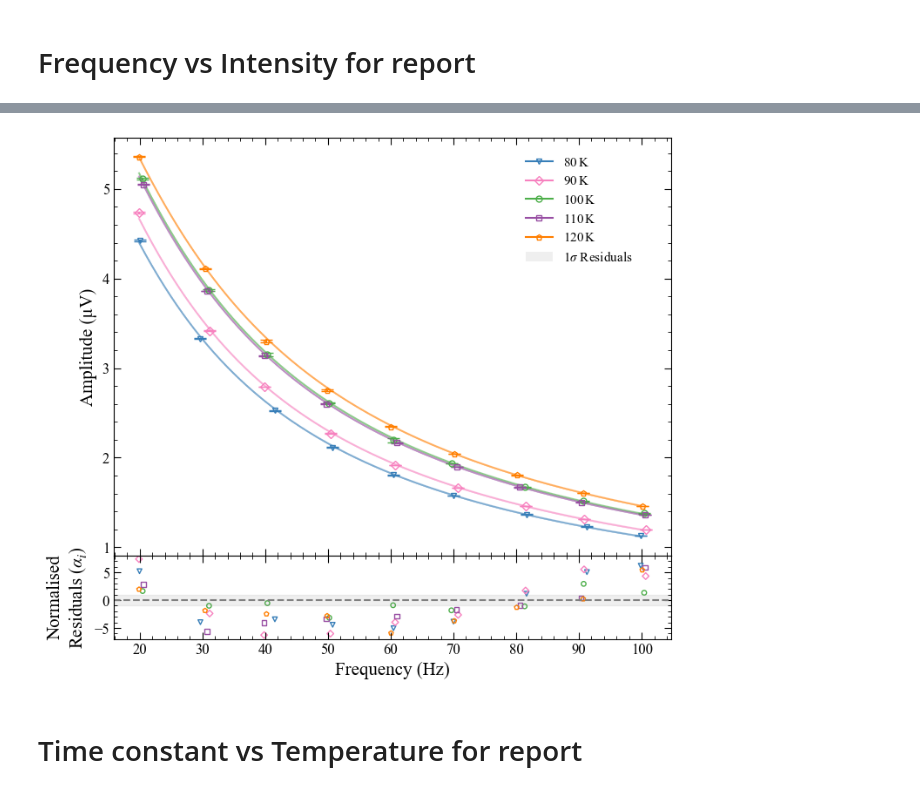
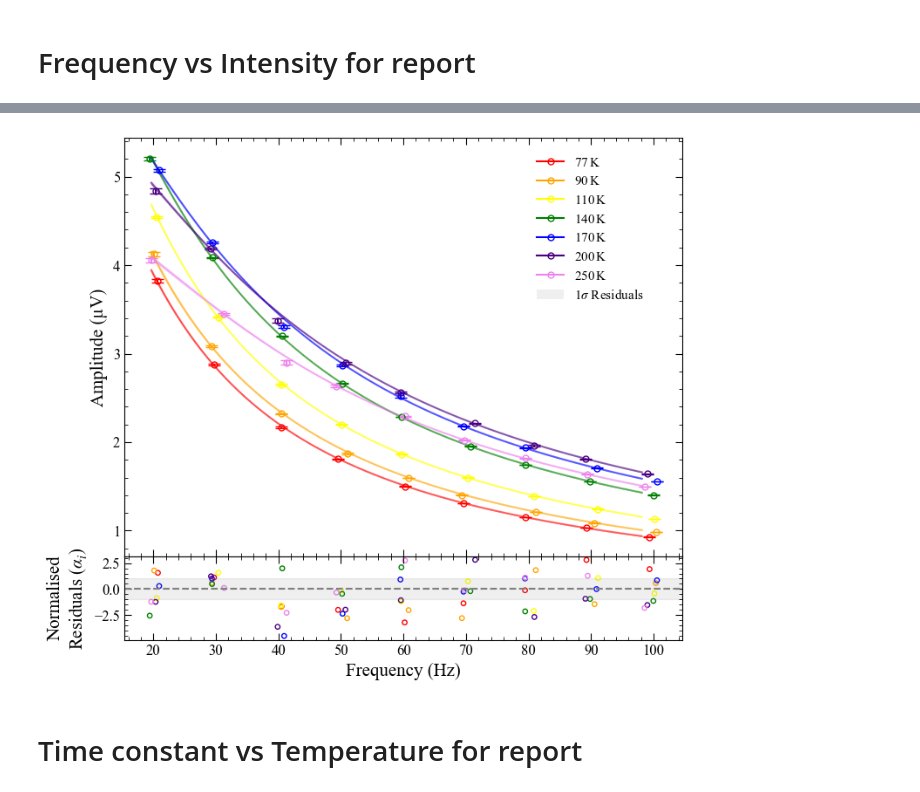
Before and after one commit to Sebastian426/Advanced-Lab-Code, a Jupyter notebook: Einstein_Coefficients/Amplitude_Runs_Correct.ipynb, the cells around one changed output, grey strips where cells are left out. Drawn from its saved outputs; the diff is of its cells as text; code cells hidden in the pictures.

```diff
--- a/Einstein_Coefficients/Amplitude_Runs_Correct.ipynb
+++ b/Einstein_Coefficients/Amplitude_Runs_Correct.ipynb
@@ -310,6 +411,11 @@ from matplotlib.patches import Patch
 laptop_savepath_FreqInt = r"C:\Users\sebas\Documents\Durham Work\Year 3\Advanced Lab\Report Figures\Freq_Int_plot.png"
 
 scale_factor = 1000
+
+temperature_list = temperature_list4
+colours = colours4
+markers = markers4
+legend_elements = legend_elements4
 
 fig = plt.figure(1)
 
@@ -325,51 +431,6 @@ for temp, colour,marker in zip(temperature_list,colours,markers):
     ax_main.errorbar(results[temp]["freq"], results[temp]['int']*scale_factor, yerr = results[temp]['int_err']*scale_factor, linestyle = "none", capsize = 5, markersize = 5, color = colour, label = temp, marker = marker, markerfacecolor = "none")
     ax_main.plot(T_model_range, y_fit*scale_factor, linestyle = "-", color = colour, alpha = 0.5)
     ax_main.fill_between(T_model_range, (y_fit - y_err)*scale_factor, (y_fit + y_err)*scale_factor, color = colour, alpha = 0.25)
-
-residual_band= Patch(
-    facecolor="grey",
-    alpha=0.12,
-    label=r"$1\sigma$ Residuals"
-)
-
-legend_elements = [
-    Line2D([0], [0],
-           color=colours[0],
-           marker = markers[0],
-           linestyle='-',
-           markerfacecolor="none", markersize=5, linewidth=1.5,
-
-           label=r"$80\,\mathrm{K}$"),
-
-    Line2D([0], [0],
-           color=colours[1],
-           marker = markers[1],
-           linestyle='-',
-           markerfacecolor="none", markersize=5, linewidth=1.5,
-           label=r"$90\,\mathrm{K}$"),
-    Line2D([0], [0],
-           color=colours[2],
-           marker = markers[2],
-           linestyle='-',
-           markerfacecolor="none", markersize=5, linewidth=1.5,
-
-           label=r"$100\,\mathrm{K}$"),
-
-    Line2D([0], [0],
-           color=colours[3],
-           marker = markers[3],
-           linestyle='-',
-           markerfacecolor="none", markersize=5, linewidth=1.5,
-           label=r"$110\,\mathrm{K}$"),
-    Line2D([0], [0],
-           color=colours[4],
-           marker = markers[4],
-           linestyle='-',
-           markerfacecolor="none", markersize=5, linewidth=1.5,
-
-           label=r"$120\,\mathrm{K}$"),
-    residual_band
-]
 
 ax_main.legend(
     handles = legend_elements,
@@ -391,33 +452,33 @@ for temp, colour,marker in zip(temperature_list,colours,markers):
     ydata = np.array(results[temp]["int"])
     yerror = np.array(results[temp]["int_err"])
     residuals = (results[temp]["int"]-Amplitude_model(xdata, *pop))/results[temp]["int_err"]
     ax_res.scatter(xdata,residuals, marker = marker, label = temp,facecolor = "none", color = colour, s = 15)
 
 
 ax_res.axhline(0, color = "grey", linestyle = "--")
 ax_res.axhspan(-1,1, color = "grey", alpha = 0.12)
 ax_res.set_xlabel("Frequency (Hz)")
 ax_res.set_ylabel(r"Normalised" "\n" r"Residuals ($\alpha_i$)")
 
 # Styling
 for ax in [ax_main, ax_res]:
     ax.minorticks_on()
     ax.tick_params(which='major', size=6, direction='in',
                    right=True, top=True)
     ax.tick_params(which='minor', size=3, direction='in',
                    right=True, top=True)
 
 for ax in [ax_main, ax_res]:
     for label in ax.get_xticklabels()+ ax.get_yticklabels():
         label.set_bbox(dict(
             facecolor="white",
             edgecolor="none",
             pad=1.0
         ))
 
 plt.savefig(laptop_savepath_FreqInt, bbox_inches = "tight", dpi = 800)
 plt.show()
 # %% [output]
-[figure, old version]
+[figure, new version]
 # %% [markdown]
 # Time constant vs Temperature for report
```
Also changed, not shown: parts of 5 cells of this notebook, 3 other files.
